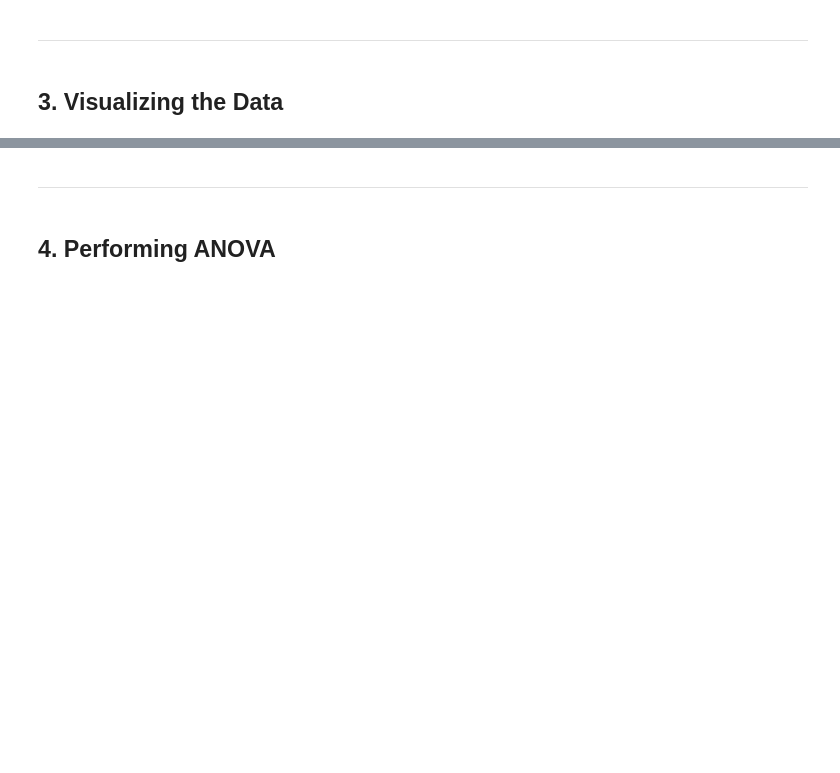
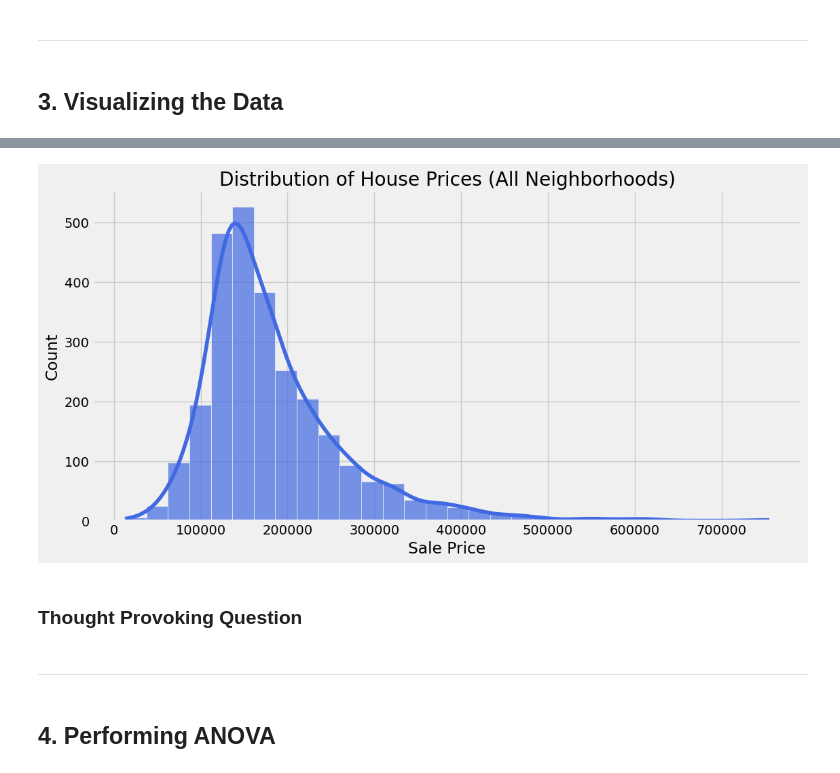
Before and after one commit to ds-modules/ecc-statistics, a Jupyter notebook: anova/anova.ipynb, the cells around one changed output, grey strips where cells are left out. Cells and saved outputs as stored; diff of their text form; code cells hidden in the pictures; blank space fills up the shorter version.

```diff
--- a/anova/anova.ipynb
+++ b/anova/anova.ipynb
@@ -144,3 +187,19 @@ plt.show()
+# %%
+plt.figure(figsize=(12, 6))
+
+# Create a histogram
+sns.histplot(ames["SalePrice"], bins=30, kde=True, color="royalblue", alpha=0.7)
+
+# Labels and title
+plt.xlabel("Sale Price")
+plt.ylabel("Count")
+plt.title("Distribution of House Prices (All Neighborhoods)")
+
+plt.show()
+# %% [output]
+[figure, added]
+# %% [markdown]
+### Thought Provoking Question
 # %% [markdown]
 ---
 # %% [markdown]
```
Also changed, not shown: parts of 11 cells of this notebook.
